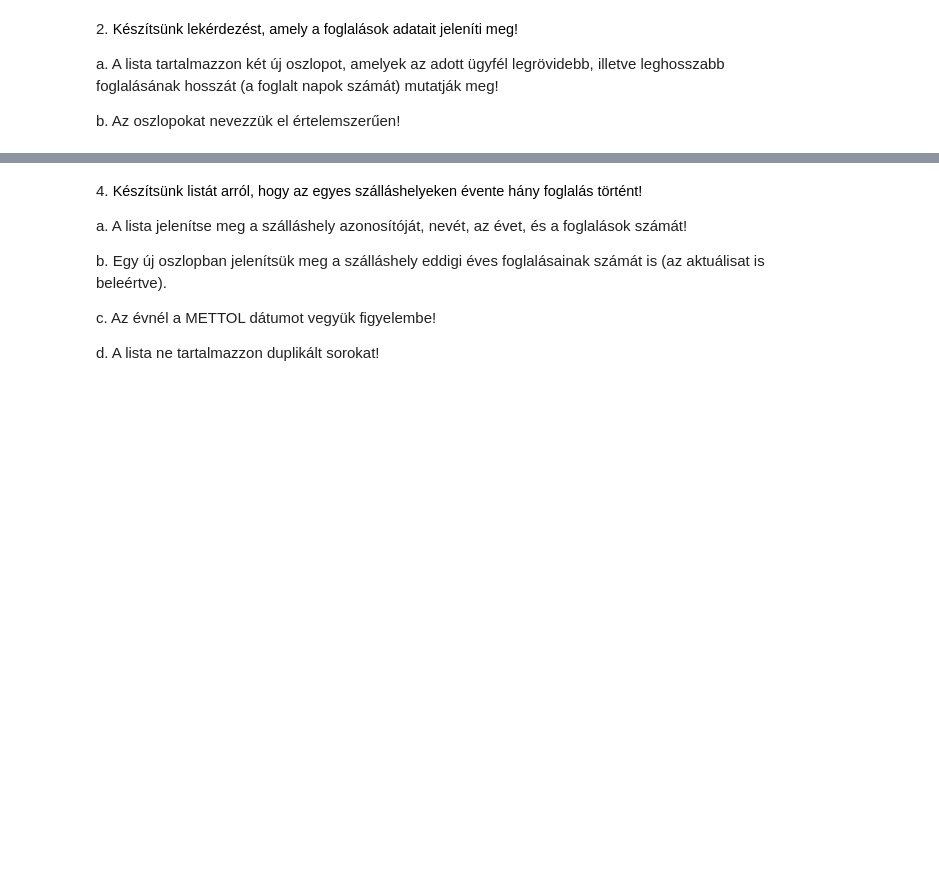
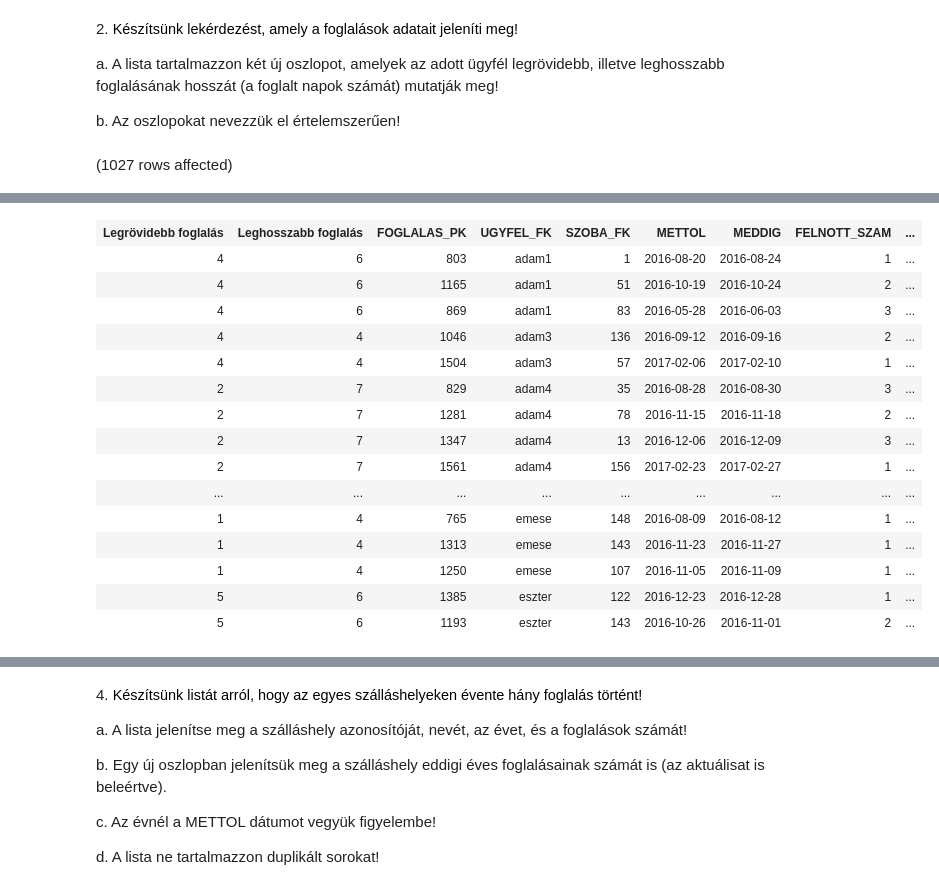
Before and after one commit to szantov/sql_g02, a Jupyter notebook: gyakorlat06_feladatok.ipynb, the cells around one changed output, grey strips where cells are left out. Drawn from its saved outputs; the diff is of its cells as text; code cells hidden in the pictures; blank space fills up the shorter version.

```diff
--- a/gyakorlat06_feladatok.ipynb
+++ b/gyakorlat06_feladatok.ipynb
@@ -35,3 +33,14 @@ Total execution time: 00:00:00.011
 a. A lista tartalmazzon két új oszlopot, amelyek az adott ügyfél legrövidebb, illetve leghosszabb foglalásának hosszát (a foglalt napok számát) mutatják meg!
 
 b. Az oszlopokat nevezzük el értelemszerűen!
+# %%
+SELECT FIRST_VALUE(DATEDIFF(DAY,METTOL,MEDDIG))
+       OVER (PARTITION BY UGYFEL_FK ORDER BY DATEDIFF(DAY,METTOL,MEDDIG))
+       AS 'Legrövidebb foglalás',
+       LAST_VALUE(DATEDIFF(DAY,METTOL,MEDDIG))
+       OVER (PARTITION BY UGYFEL_FK ORDER BY DATEDIFF(DAY,METTOL,MEDDIG)
+       RANGE BETWEEN UNBOUNDED PRECEDING AND UNBOUNDED FOLLOWING) AS 'Leghosszabb foglalás',
+       *
+FROM Foglalas
+# %% [output]
+(1027 rows affected)
@@ -37,0 +48,16 @@ b. Az oszlopokat nevezzük el értelemszerűen!
+| Legrövidebb foglalás | Leghosszabb foglalás | FOGLALAS_PK | UGYFEL_FK | SZOBA_FK | METTOL | MEDDIG | FELNOTT_SZAM | ... |
+| 4 | 6 | 803 | adam1 | 1 | 2016-08-20 | 2016-08-24 | 1 | ... |
+| 4 | 6 | 1165 | adam1 | 51 | 2016-10-19 | 2016-10-24 | 2 | ... |
+| 4 | 6 | 869 | adam1 | 83 | 2016-05-28 | 2016-06-03 | 3 | ... |
+| 4 | 4 | 1046 | adam3 | 136 | 2016-09-12 | 2016-09-16 | 2 | ... |
+| 4 | 4 | 1504 | adam3 | 57 | 2017-02-06 | 2017-02-10 | 1 | ... |
+| 2 | 7 | 829 | adam4 | 35 | 2016-08-28 | 2016-08-30 | 3 | ... |
+| 2 | 7 | 1281 | adam4 | 78 | 2016-11-15 | 2016-11-18 | 2 | ... |
+| 2 | 7 | 1347 | adam4 | 13 | 2016-12-06 | 2016-12-09 | 3 | ... |
+| 2 | 7 | 1561 | adam4 | 156 | 2017-02-23 | 2017-02-27 | 1 | ... |
+| ... | ... | ... | ... | ... | ... | ... | ... | ... |
+| 1 | 4 | 765 | emese | 148 | 2016-08-09 | 2016-08-12 | 1 | ... |
+| 1 | 4 | 1313 | emese | 143 | 2016-11-23 | 2016-11-27 | 1 | ... |
+| 1 | 4 | 1250 | emese | 107 | 2016-11-05 | 2016-11-09 | 1 | ... |
+| 5 | 6 | 1385 | eszter | 122 | 2016-12-23 | 2016-12-28 | 1 | ... |
+| 5 | 6 | 1193 | eszter | 143 | 2016-10-26 | 2016-11-01 | 2 | ... |
```
Also changed, not shown: parts of 12 cells of this notebook, 1 other file.
